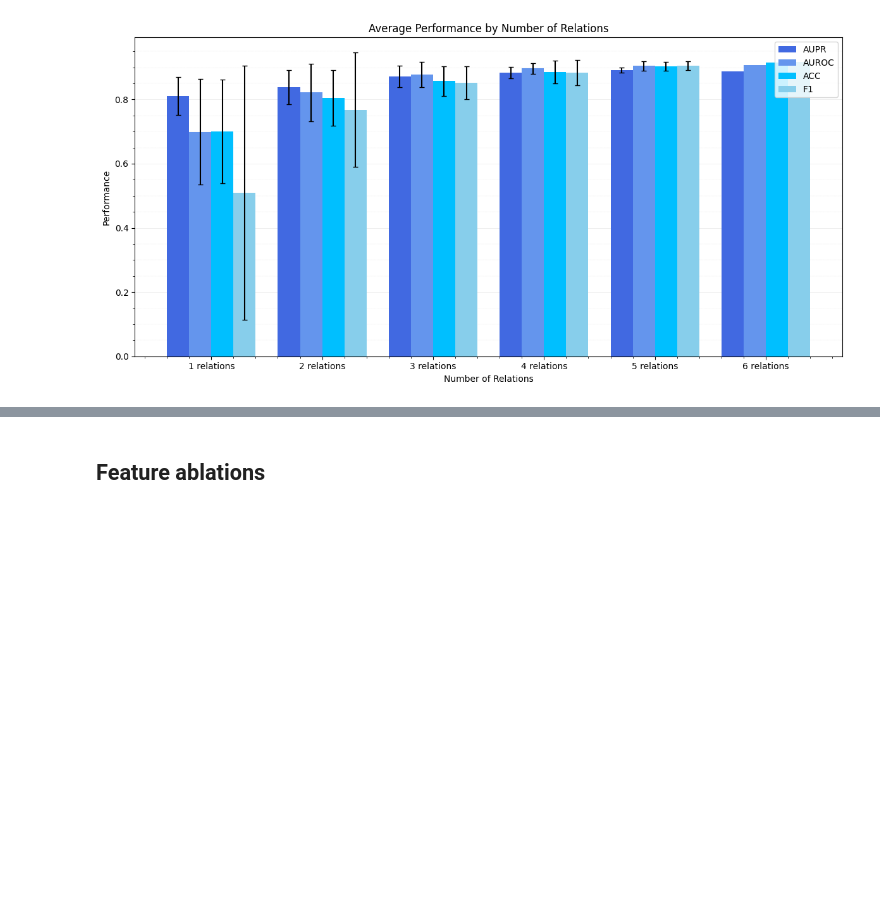
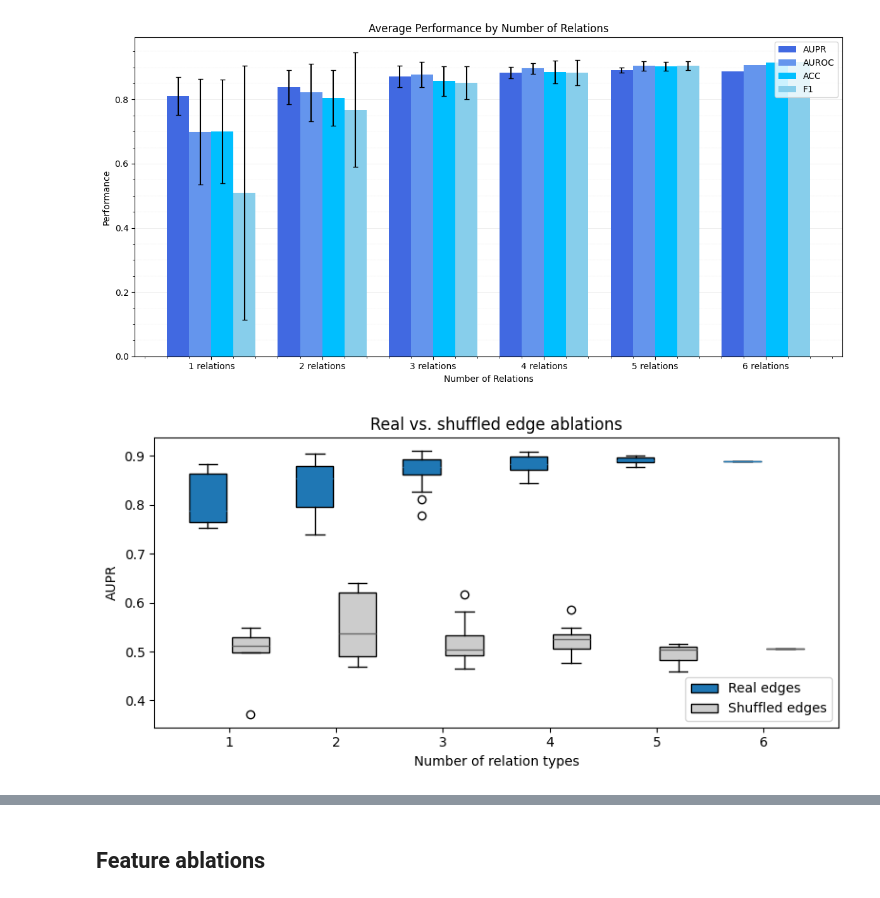
Before and after one commit to martina-occhetta/MORGaN, a Jupyter notebook: notebooks/04_performance_analysis.ipynb, the cells around one changed output, grey strips where cells are left out. Cells and saved outputs as stored; diff of their text form; code cells hidden in the pictures; blank space fills up the shorter version.

```diff
--- a/notebooks/04_performance_analysis.ipynb
+++ b/notebooks/04_performance_analysis.ipynb
@@ -538,3 +624,65 @@ plt.savefig('../paper/figures/average_performance_by_number_of_relations.png', d
 plt.show()
 # %% [output]
 [figure]
+# %%
+import pandas as pd
+import numpy as np
+import matplotlib.pyplot as plt
+import re
+
+# -------- load CSVs -------------------------------------------------
+real = pd.read_csv('../paper/tables/edge_ablations.csv')
+rand = pd.read_csv('../paper/tables/randomized_edge_ablations.csv')
+
+# -------- helper functions -----------------------------------------
+def n_relations(s: str) -> int:
+    """Count how many relation types appear in the string"""
+    return len([p for p in s.split('+') if p.strip()])
+
+def numeric_part(cell) -> float:
+    """Extract the first floating-point number in a string (before the ±)."""
+    m = re.search(r'(\d+\.\d+)', str(cell))
+    return float(m.group(1)) if m else np.nan
+
+# -------- tidy data -------------------------------------------------
+for df in (real, rand):
+    df['n_rel']   = df['Relations'].apply(n_relations)
+    df['AUPR_val'] = df.apply(
+        lambda r: numeric_part(r['AUPR'])            # preferred column
+        if pd.notna(r['AUPR']) else numeric_part(r['AUC']), axis=1)
+
+n_values   = sorted(real['n_rel'].unique())
+real_data  = [real.loc[real['n_rel'] == n,  'AUPR_val'].dropna() for n in n_values]
+rand_data  = [rand.loc[rand['n_rel'] == n, 'AUPR_val'].dropna()  for n in n_values]
+
+# -------- plot ------------------------------------------------------
+offset = 0.2
+pos_real = [i - offset for i in range(len(n_values))]
+pos_rand = [i + offset for i in range(len(n_values))]
+
+fig, ax = plt.subplots(figsize=(8,4))
+bp1 = ax.boxplot(real_data, positions=pos_real, widths=0.35,
+                 patch_artist=True)
+bp2 = ax.boxplot(rand_data, positions=pos_rand, widths=0.35,
+                 patch_artist=True)
+
+# colours
+for b in bp1['boxes']: b.set_facecolor('#1f77b4')
+for b in bp2['boxes']: b.set_facecolor('#cccccc')
+for m in bp1['medians']: m.set_color('#1f77b4')
+for m in bp2['medians']: m.set_color('#666666')
+
+# axes & legend
+ax.set_xticks(range(len(n_values)))
+ax.set_xticklabels(n_values)
+ax.set_xlabel('Number of relation types')
+ax.set_ylabel('AUPR')
+ax.set_title('Real vs. shuffled edge ablations')
+ax.legend([bp1['boxes'][0], bp2['boxes'][0]],
+          ['Real edges', 'Shuffled edges'],
+          loc='lower right')
+
+plt.tight_layout()
+plt.show()
+# %% [output]
+[figure, added]
```
Also changed, not shown: parts of 15 cells of this notebook, 1 other file.
